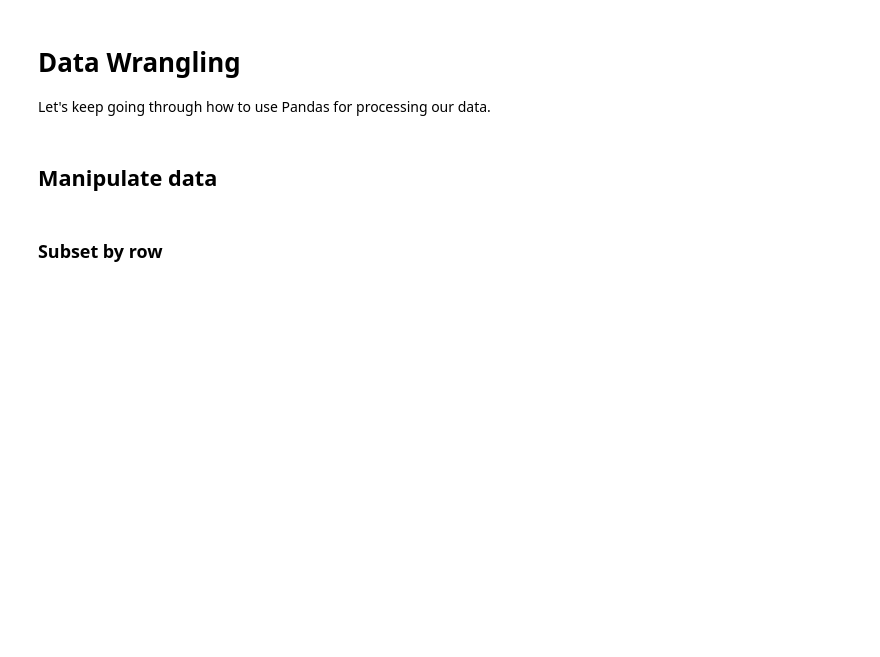
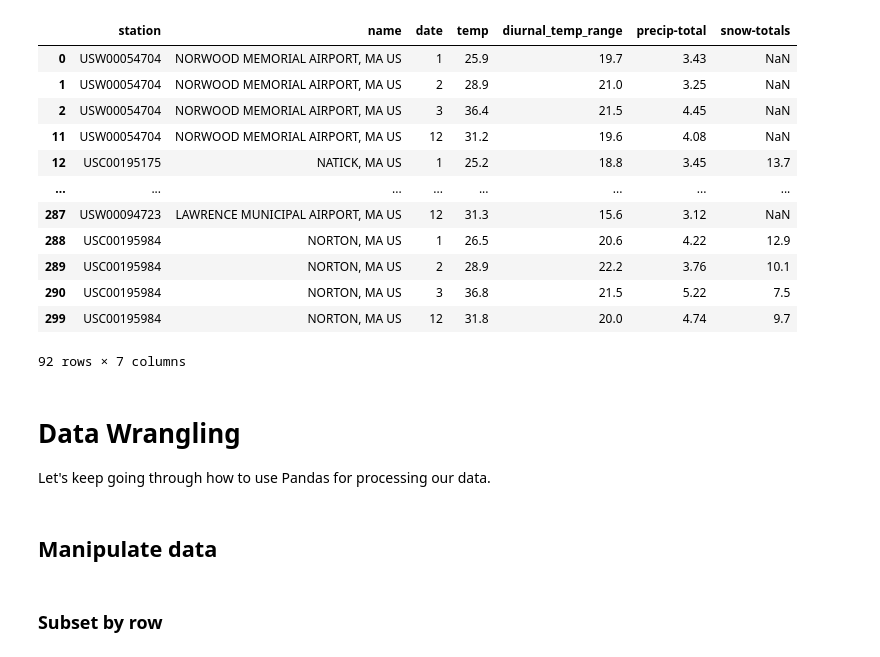
Before and after one commit to maggiedelre/python, a Jupyter notebook: data-analysis/data-wrangling-codealong.ipynb, the cells around one changed output. Saved outputs shown, nothing was run; the diff lists cells and outputs as text; code cells hidden in the pictures; blank space fills up the shorter version.

Commit message:
Data wrangling

```diff
--- a/data-analysis/data-wrangling-codealong.ipynb
+++ b/data-analysis/data-wrangling-codealong.ipynb
@@ -1,3 +1,35 @@
+# %%
+#REVIEW:
+#IMPORT DATA
+import pandas as pd
+
+#LOOK AT THE FIRST FEW ROWS
+df = pd.read_csv('/Users/delre/python/data/boston_precip_temp.csv')
+
+#PICK OUT ONE COLUMN
+df.head()
+df['temp']
+
+#SUBSET OF THE COLUMN
+df.loc[df['temp']<=40] #This will get species that stay in temps less than 40 only (loc = localize)
+
+#REPLACE VALUE IN THE COLUMN
+#df.loc[df['temp']].temp.max()
+#df.loc[df['temp']].reset_index(drop=True)
+# %% [output]
+|  | station | name | date | temp | diurnal_temp_range | precip-total | snow-totals |
+| 0 | USW00054704 | NORWOOD MEMORIAL AIRPORT, MA US | 1 | 25.9 | 19.7 | 3.43 | NaN |
+| 1 | USW00054704 | NORWOOD MEMORIAL AIRPORT, MA US | 2 | 28.9 | 21.0 | 3.25 | NaN |
+| 2 | USW00054704 | NORWOOD MEMORIAL AIRPORT, MA US | 3 | 36.4 | 21.5 | 4.45 | NaN |
+| 11 | USW00054704 | NORWOOD MEMORIAL AIRPORT, MA US | 12 | 31.2 | 19.6 | 4.08 | NaN |
+| 12 | USC00195175 | NATICK, MA US | 1 | 25.2 | 18.8 | 3.45 | 13.7 |
+| ... | ... | ... | ... | ... | ... | ... | ... |
+| 287 | USW00094723 | LAWRENCE MUNICIPAL AIRPORT, MA US | 12 | 31.3 | 15.6 | 3.12 | NaN |
+| 288 | USC00195984 | NORTON, MA US | 1 | 26.5 | 20.6 | 4.22 | 12.9 |
+| 289 | USC00195984 | NORTON, MA US | 2 | 28.9 | 22.2 | 3.76 | 10.1 |
+| 290 | USC00195984 | NORTON, MA US | 3 | 36.8 | 21.5 | 5.22 | 7.5 |
+| 299 | USC00195984 | NORTON, MA US | 12 | 31.8 | 20.0 | 4.74 | 9.7 |
+92 rows × 7 columns
 # %% [markdown]
 # Data Wrangling
 
```
Also changed, not shown: parts of 31 cells of this notebook.
